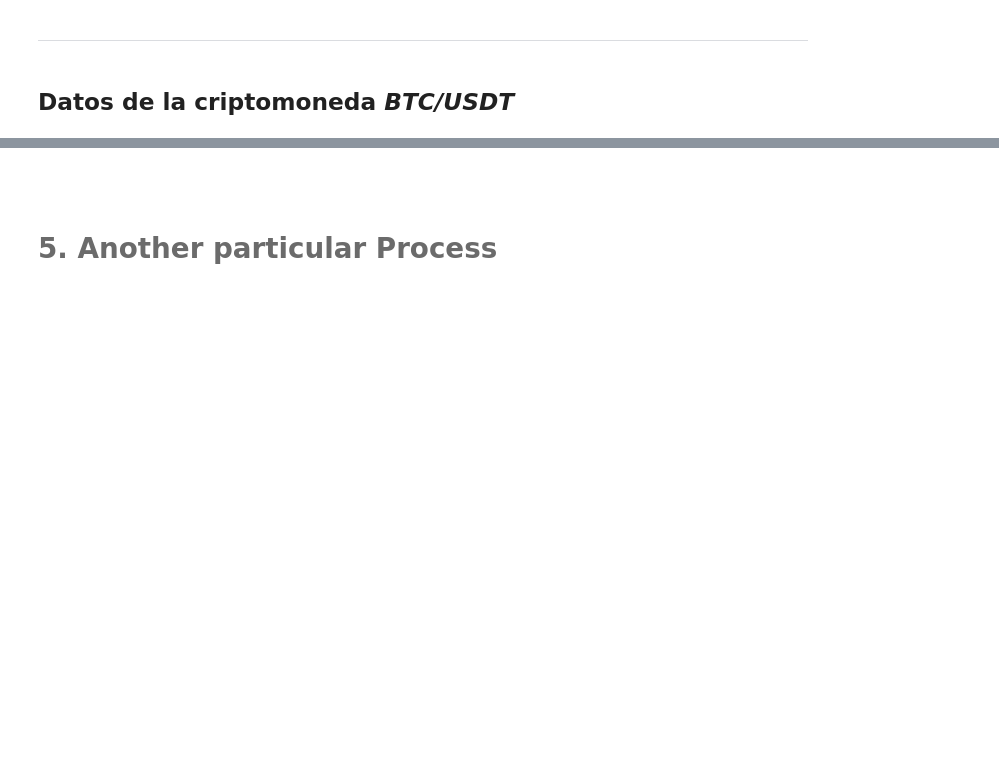
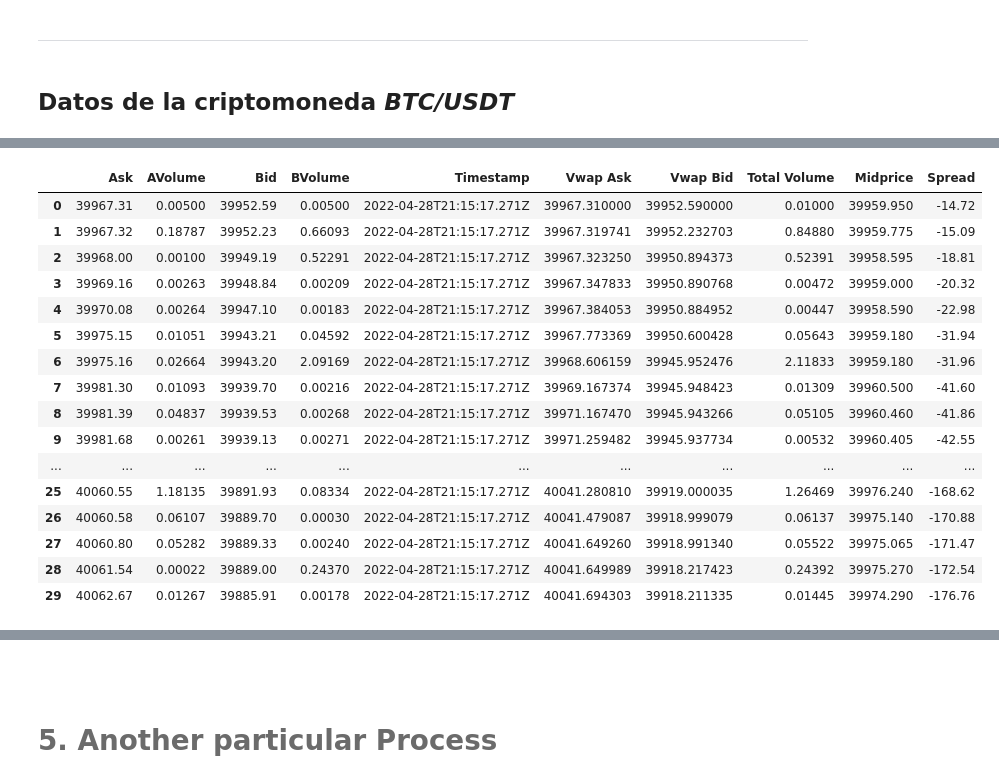
Before and after one commit to berlinpreciado21/MyST_LAB_4_E1, a Jupyter notebook: notebook.ipynb, the cells around one changed output, grey strips where cells are left out. Saved outputs shown, nothing was run; the diff lists cells and outputs as text; code cells hidden in the pictures; blank space fills up the shorter version.

```diff
--- a/notebook.ipynb
+++ b/notebook.ipynb
@@ -86,0 +120,22 @@ AttributeError: module 'functions' has no attribute 'fetch_order_book_bitso'
+# %%
+#Ascendex
+fa=fn.fetch_order_book_ascendex('BTC/USDT',30)
+pd.DataFrame(fa[:30])
+# %% [output]
+|  | Ask | AVolume | Bid | BVolume | Timestamp | Vwap Ask | Vwap Bid | Total Volume | Midprice | Spread |
+| 0 | 39967.31 | 0.00500 | 39952.59 | 0.00500 | 2022-04-28T21:15:17.271Z | 39967.310000 | 39952.590000 | 0.01000 | 39959.950 | -14.72 |
+| 1 | 39967.32 | 0.18787 | 39952.23 | 0.66093 | 2022-04-28T21:15:17.271Z | 39967.319741 | 39952.232703 | 0.84880 | 39959.775 | -15.09 |
+| 2 | 39968.00 | 0.00100 | 39949.19 | 0.52291 | 2022-04-28T21:15:17.271Z | 39967.323250 | 39950.894373 | 0.52391 | 39958.595 | -18.81 |
+| 3 | 39969.16 | 0.00263 | 39948.84 | 0.00209 | 2022-04-28T21:15:17.271Z | 39967.347833 | 39950.890768 | 0.00472 | 39959.000 | -20.32 |
+| 4 | 39970.08 | 0.00264 | 39947.10 | 0.00183 | 2022-04-28T21:15:17.271Z | 39967.384053 | 39950.884952 | 0.00447 | 39958.590 | -22.98 |
+| 5 | 39975.15 | 0.01051 | 39943.21 | 0.04592 | 2022-04-28T21:15:17.271Z | 39967.773369 | 39950.600428 | 0.05643 | 39959.180 | -31.94 |
+| 6 | 39975.16 | 0.02664 | 39943.20 | 2.09169 | 2022-04-28T21:15:17.271Z | 39968.606159 | 39945.952476 | 2.11833 | 39959.180 | -31.96 |
+| 7 | 39981.30 | 0.01093 | 39939.70 | 0.00216 | 2022-04-28T21:15:17.271Z | 39969.167374 | 39945.948423 | 0.01309 | 39960.500 | -41.60 |
+| 8 | 39981.39 | 0.04837 | 39939.53 | 0.00268 | 2022-04-28T21:15:17.271Z | 39971.167470 | 39945.943266 | 0.05105 | 39960.460 | -41.86 |
+| 9 | 39981.68 | 0.00261 | 39939.13 | 0.00271 | 2022-04-28T21:15:17.271Z | 39971.259482 | 39945.937734 | 0.00532 | 39960.405 | -42.55 |
+| ... | ... | ... | ... | ... | ... | ... | ... | ... | ... | ... |
+| 25 | 40060.55 | 1.18135 | 39891.93 | 0.08334 | 2022-04-28T21:15:17.271Z | 40041.280810 | 39919.000035 | 1.26469 | 39976.240 | -168.62 |
+| 26 | 40060.58 | 0.06107 | 39889.70 | 0.00030 | 2022-04-28T21:15:17.271Z | 40041.479087 | 39918.999079 | 0.06137 | 39975.140 | -170.88 |
+| 27 | 40060.80 | 0.05282 | 39889.33 | 0.00240 | 2022-04-28T21:15:17.271Z | 40041.649260 | 39918.991340 | 0.05522 | 39975.065 | -171.47 |
+| 28 | 40061.54 | 0.00022 | 39889.00 | 0.24370 | 2022-04-28T21:15:17.271Z | 40041.649989 | 39918.217423 | 0.24392 | 39975.270 | -172.54 |
+| 29 | 40062.67 | 0.01267 | 39885.91 | 0.00178 | 2022-04-28T21:15:17.271Z | 40041.694303 | 39918.211335 | 0.01445 | 39974.290 | -176.76 |
```
Also changed, not shown: parts of 3 cells of this notebook, 2 other files.
